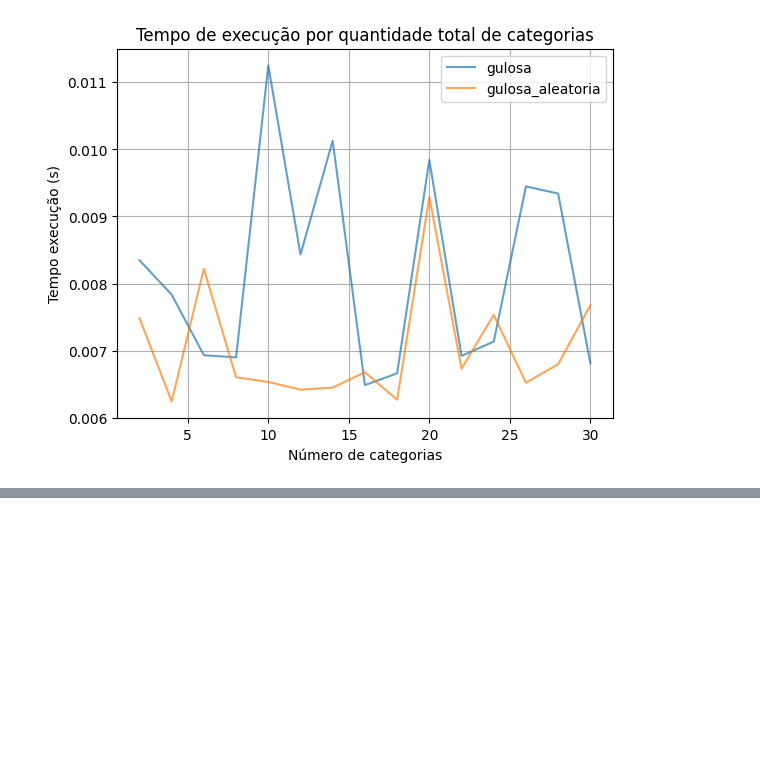
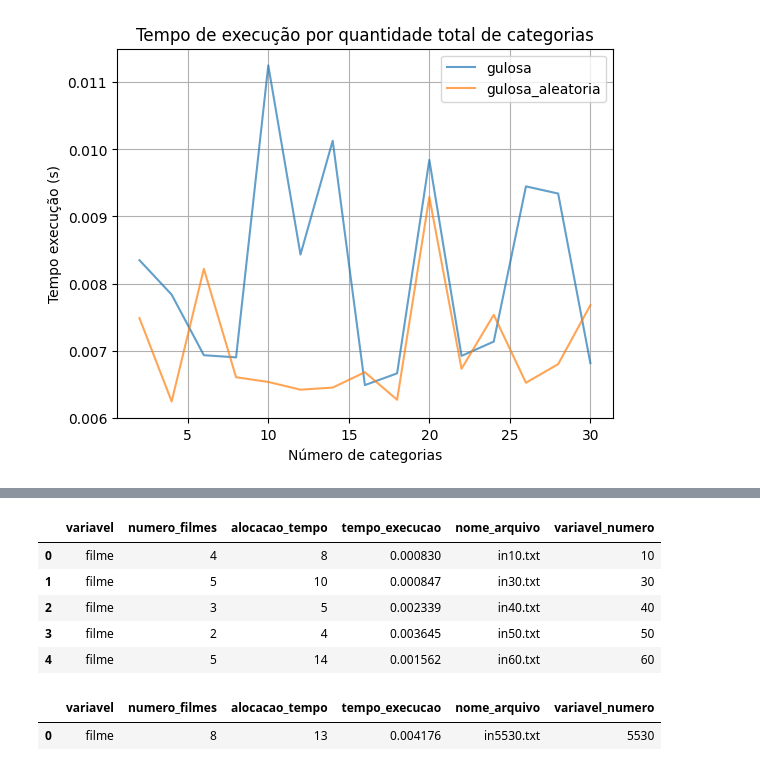
Before and after one commit to NicolasCho/supercomputacao, a Jupyter notebook: projeto/scripts/analysis.ipynb, the cells around one changed output, grey strips where cells are left out. Saved outputs shown, nothing was run; the diff lists cells and outputs as text; code cells hidden in the pictures; blank space fills up the shorter version.

```diff
--- a/projeto/scripts/analysis.ipynb
+++ b/projeto/scripts/analysis.ipynb
@@ -115,0 +132,14 @@ for column in columns:
+# %%
+df_dict["exaustiva_paralela"].head()
+# %% [output]
+|  | variavel | numero_filmes | alocacao_tempo | tempo_execucao | nome_arquivo | variavel_numero |
+| 0 | filme | 4 | 8 | 0.000830 | in10.txt | 10 |
+| 1 | filme | 5 | 10 | 0.000847 | in30.txt | 30 |
+| 2 | filme | 3 | 5 | 0.002339 | in40.txt | 40 |
+| 3 | filme | 2 | 4 | 0.003645 | in50.txt | 50 |
+| 4 | filme | 5 | 14 | 0.001562 | in60.txt | 60 |
+# %%
+df_dict["paralelismo_gpu"].head()
+# %% [output]
+|  | variavel | numero_filmes | alocacao_tempo | tempo_execucao | nome_arquivo | variavel_numero |
+| 0 | filme | 8 | 13 | 0.004176 | in5530.txt | 5530 |
```
Also changed, not shown: parts of 4 cells of this notebook, 21 other files.
